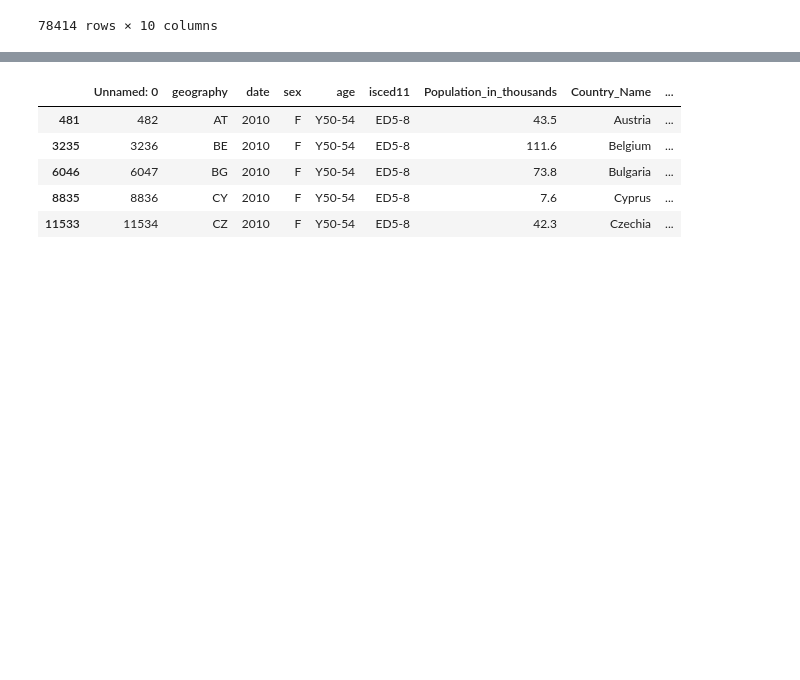
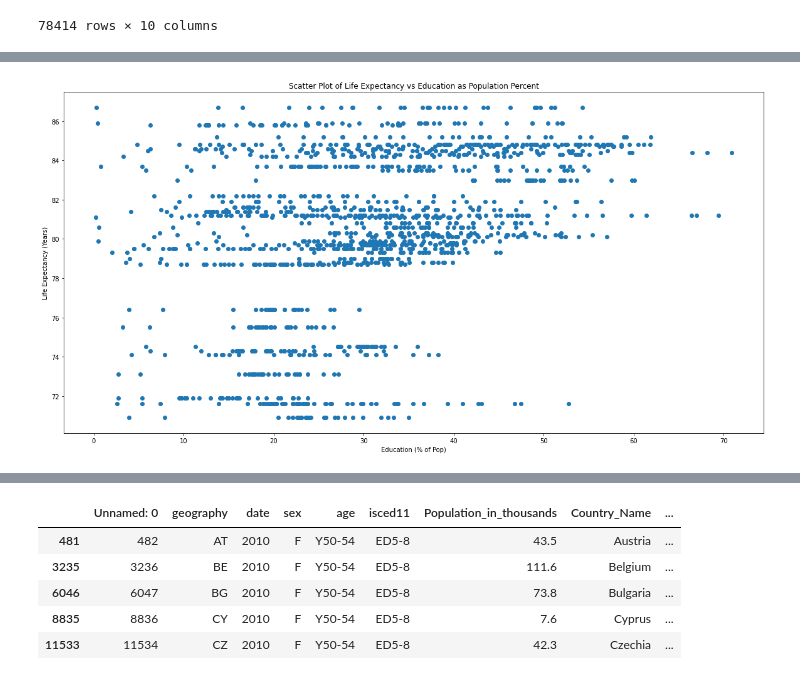
Before and after one commit to ywu223/Capstone1_Compsognathus, a Jupyter notebook: project1john.ipynb, the cells around one changed output, grey strips where cells are left out. Saved outputs shown, nothing was run; the diff lists cells and outputs as text; code cells hidden in the pictures; blank space fills up the shorter version.

```diff
--- a/project1john.ipynb
+++ b/project1john.ipynb
@@ -27,0 +42,18 @@ life_expectancy_at_birth_df
+# %%
+# Scatter Plot
+# using all data for 2019 and ED5-8
+filtered_2019 = life_expectancy_at_birth_df.query('date == 2019')
+
+filtered_2019_ED5_8 = filtered_2019.isced11.str.contains('ED5-8')
+
+filtered_2019_ED5_8_df = filtered_2019[filtered_2019_ED5_8]
+
+plt.figure(figsize=(20,10))
+plt.scatter(filtered_2019_ED5_8_df['normal_percentage'], filtered_2019_ED5_8_df['Life_expectancy_in_years'])
+plt.title("Scatter Plot of Life Expectancy vs Education as Population Percent")
+plt.xlabel("Education (% of Pop)")
+plt.ylabel("Life Expectancy (Years)")
+
+plt.show()
+# %% [output]
+[figure, added]
```
Also changed, not shown: parts of 7 cells of this notebook, 1 other file.
